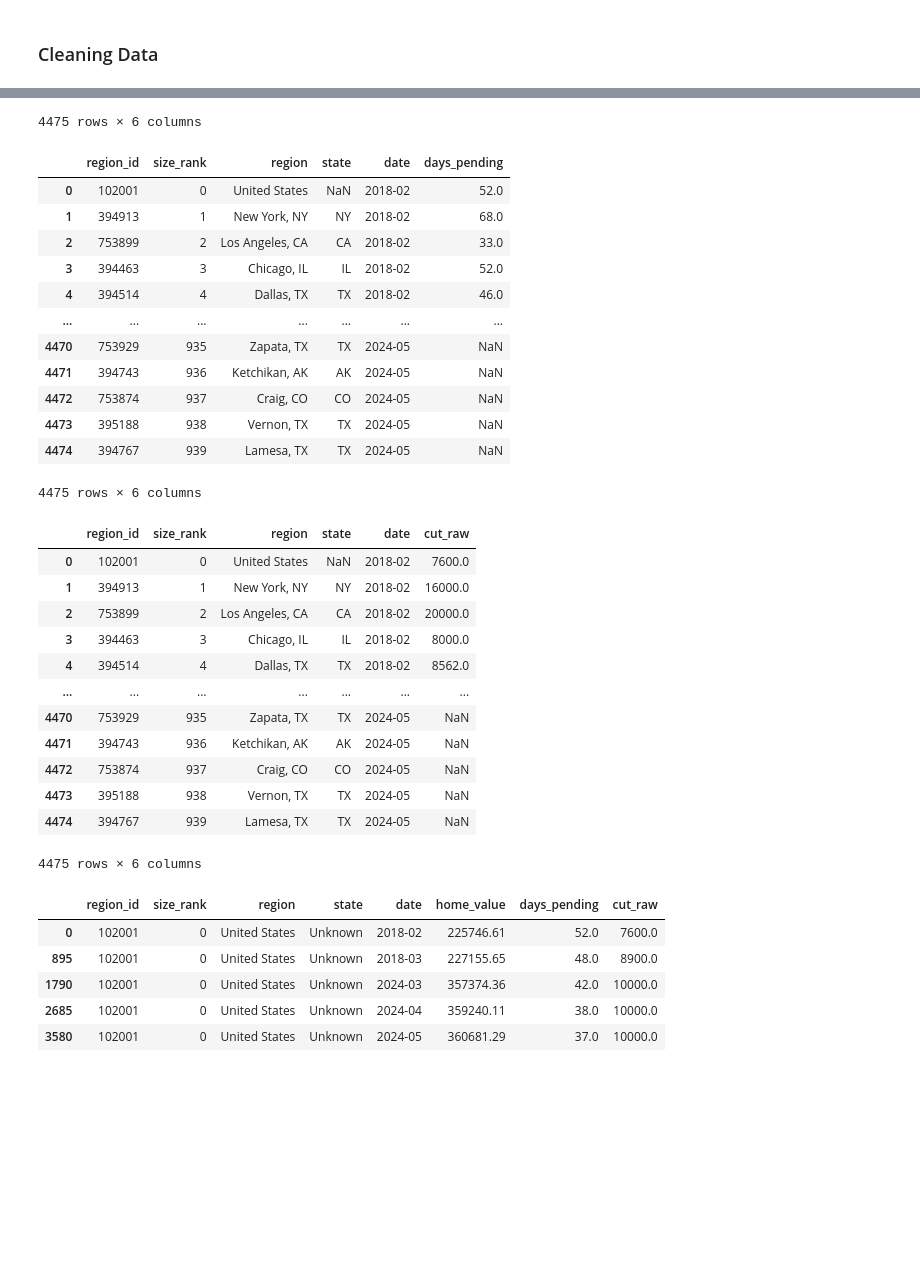
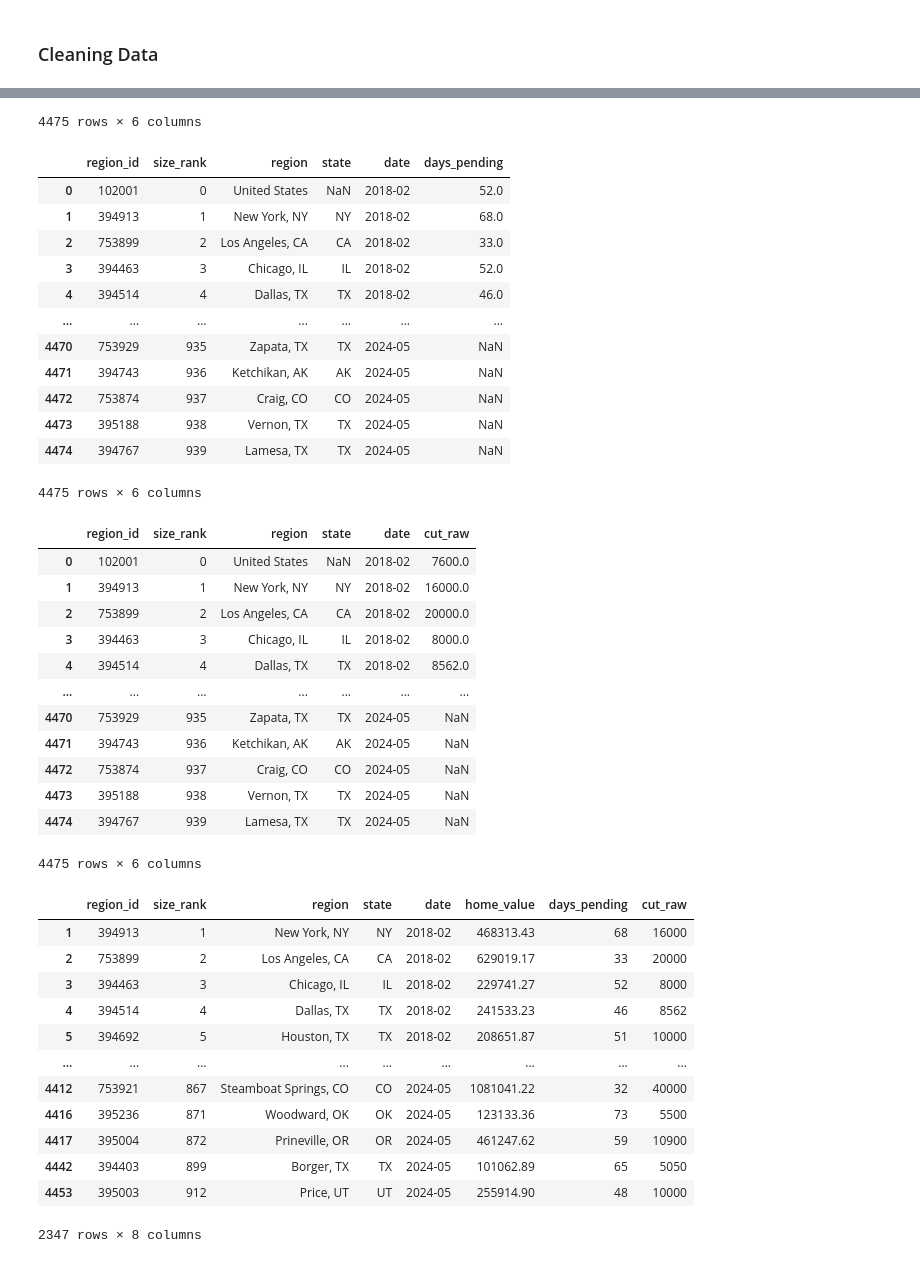
Before and after one commit to MouHuoZheDeRen/CS176Project, a Jupyter notebook: HousingEmploymentTrends.ipynb, the cells around one changed output, grey strips where cells are left out. Drawn from its saved outputs; the diff is of its cells as text; code cells hidden in the pictures; blank space fills up the shorter version.

```diff
--- a/HousingEmploymentTrends.ipynb
+++ b/HousingEmploymentTrends.ipynb
@@ -179,14 +142,15 @@ display(df_real_estate_cut_raw)
 
 df_real_estate = pd.merge(df_real_estate_home_value, df_real_estate_days_pending, how='inner', on=['date','region_id','size_rank','region','state'])
 df_real_estate = pd.merge(df_real_estate, df_real_estate_cut_raw, how='left', on=['date','region_id','size_rank','region','state'])
-#df_real_estate.dropna(inplace=True)
+df_real_estate.dropna(inplace=True)
 df_real_estate['date'] = pd.to_datetime(df_real_estate['date'], format='%Y-%m').dt.to_period("M")
-#df_real_estate['days_pending'] = df_real_estate['days_pending'].astype(int)
-#df_real_estate['cut_raw'] = df_real_estate['cut_raw'].astype(int)
+df_real_estate['days_pending'] = df_real_estate['days_pending'].astype(int)
+df_real_estate['cut_raw'] = df_real_estate['cut_raw'].astype(int)
 df_real_estate['home_value'] = df_real_estate['home_value'].round(2)
 df_real_estate.drop_duplicates(keep='first', inplace=True)
 df_real_estate.state.fillna("Unknown", inplace=True)
 df_real_estate[df_real_estate['state'] == 'Unknown']
+df_real_estate
 # %% [output]
 |  | region_id | size_rank | region | state | date | home_value |
 | 0 | 102001 | 0 | United States | NaN | 2018-02 | 225746.614318 |
@@ -201,36 +165,43 @@ df_real_estate[df_real_estate['state'] == 'Unknown']
 | 4473 | 395188 | 938 | Vernon, TX | TX | 2024-05 | 92149.470030 |
 | 4474 | 394767 | 939 | Lamesa, TX | TX | 2024-05 | 86743.423553 |
 4475 rows × 6 columns
 |  | region_id | size_rank | region | state | date | days_pending |
 | 0 | 102001 | 0 | United States | NaN | 2018-02 | 52.0 |
 | 1 | 394913 | 1 | New York, NY | NY | 2018-02 | 68.0 |
 | 2 | 753899 | 2 | Los Angeles, CA | CA | 2018-02 | 33.0 |
 | 3 | 394463 | 3 | Chicago, IL | IL | 2018-02 | 52.0 |
 | 4 | 394514 | 4 | Dallas, TX | TX | 2018-02 | 46.0 |
 | ... | ... | ... | ... | ... | ... | ... |
 | 4470 | 753929 | 935 | Zapata, TX | TX | 2024-05 | NaN |
 | 4471 | 394743 | 936 | Ketchikan, AK | AK | 2024-05 | NaN |
 | 4472 | 753874 | 937 | Craig, CO | CO | 2024-05 | NaN |
 | 4473 | 395188 | 938 | Vernon, TX | TX | 2024-05 | NaN |
 | 4474 | 394767 | 939 | Lamesa, TX | TX | 2024-05 | NaN |
 4475 rows × 6 columns
 |  | region_id | size_rank | region | state | date | cut_raw |
 | 0 | 102001 | 0 | United States | NaN | 2018-02 | 7600.0 |
 | 1 | 394913 | 1 | New York, NY | NY | 2018-02 | 16000.0 |
 | 2 | 753899 | 2 | Los Angeles, CA | CA | 2018-02 | 20000.0 |
 | 3 | 394463 | 3 | Chicago, IL | IL | 2018-02 | 8000.0 |
 | 4 | 394514 | 4 | Dallas, TX | TX | 2018-02 | 8562.0 |
 | ... | ... | ... | ... | ... | ... | ... |
 | 4470 | 753929 | 935 | Zapata, TX | TX | 2024-05 | NaN |
 | 4471 | 394743 | 936 | Ketchikan, AK | AK | 2024-05 | NaN |
 | 4472 | 753874 | 937 | Craig, CO | CO | 2024-05 | NaN |
 | 4473 | 395188 | 938 | Vernon, TX | TX | 2024-05 | NaN |
 | 4474 | 394767 | 939 | Lamesa, TX | TX | 2024-05 | NaN |
 4475 rows × 6 columns
 |  | region_id | size_rank | region | state | date | home_value | days_pending | cut_raw |
-| 0 | 102001 | 0 | United States | Unknown | 2018-02 | 225746.61 | 52.0 | 7600.0 |
-| 895 | 102001 | 0 | United States | Unknown | 2018-03 | 227155.65 | 48.0 | 8900.0 |
-| 1790 | 102001 | 0 | United States | Unknown | 2024-03 | 357374.36 | 42.0 | 10000.0 |
-| 2685 | 102001 | 0 | United States | Unknown | 2024-04 | 359240.11 | 38.0 | 10000.0 |
-| 3580 | 102001 | 0 | United States | Unknown | 2024-05 | 360681.29 | 37.0 | 10000.0 |
+| 1 | 394913 | 1 | New York, NY | NY | 2018-02 | 468313.43 | 68 | 16000 |
+| 2 | 753899 | 2 | Los Angeles, CA | CA | 2018-02 | 629019.17 | 33 | 20000 |
+| 3 | 394463 | 3 | Chicago, IL | IL | 2018-02 | 229741.27 | 52 | 8000 |
+| 4 | 394514 | 4 | Dallas, TX | TX | 2018-02 | 241533.23 | 46 | 8562 |
+| 5 | 394692 | 5 | Houston, TX | TX | 2018-02 | 208651.87 | 51 | 10000 |
+| ... | ... | ... | ... | ... | ... | ... | ... | ... |
+| 4412 | 753921 | 867 | Steamboat Springs, CO | CO | 2024-05 | 1081041.22 | 32 | 40000 |
+| 4416 | 395236 | 871 | Woodward, OK | OK | 2024-05 | 123133.36 | 73 | 5500 |
+| 4417 | 395004 | 872 | Prineville, OR | OR | 2024-05 | 461247.62 | 59 | 10900 |
+| 4442 | 394403 | 899 | Borger, TX | TX | 2024-05 | 101062.89 | 65 | 5050 |
+| 4453 | 395003 | 912 | Price, UT | UT | 2024-05 | 255914.90 | 48 | 10000 |
+2347 rows × 8 columns
 # %% [markdown]
```
Also changed, not shown: parts of 12 cells of this notebook.
